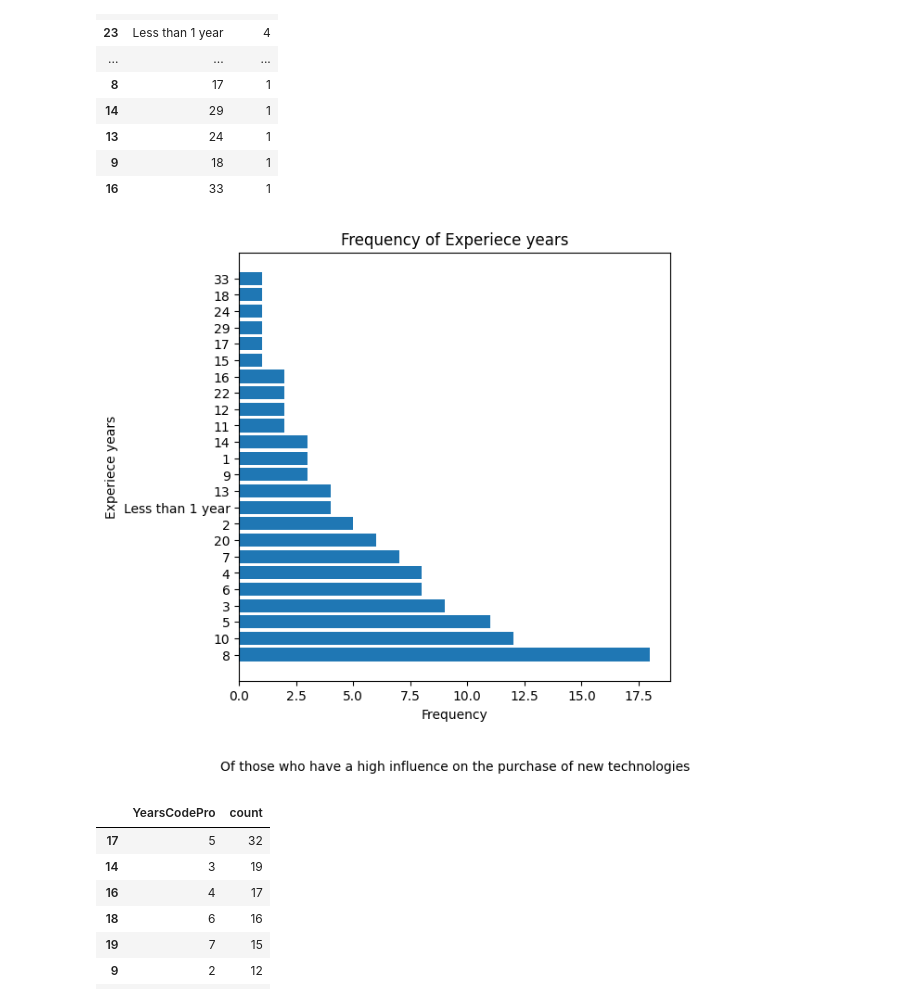
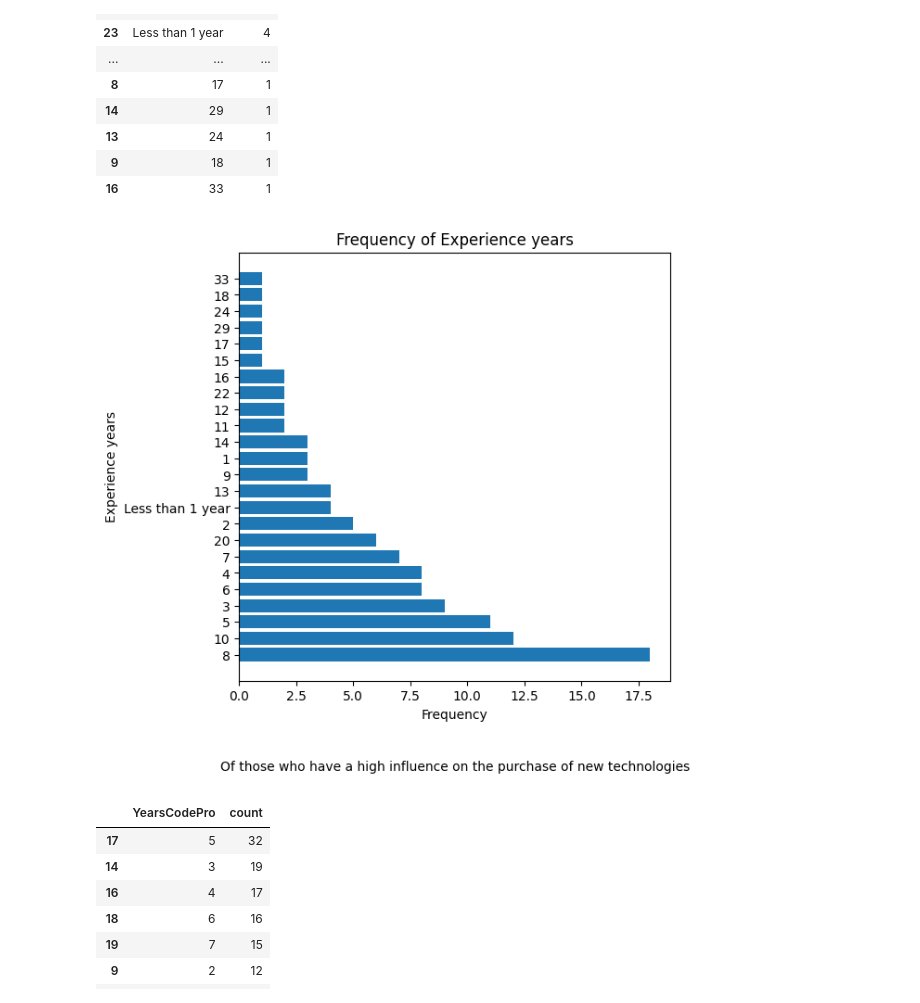
Before and after one commit to abrahim-k/stack_overflow_data, a Jupyter notebook: stack_overflow.ipynb, the cells around one changed output. Drawn from its saved outputs; the diff is of its cells as text; code cells hidden in the pictures.

```diff
--- a/stack_overflow.ipynb
+++ b/stack_overflow.ipynb
@@ -65,6 +66,17 @@ class Plotter:
         plt.title(f'Frequency of {name}')
         plt.text(0.5, -0.2, f'Of those who have {influence} on the purchase of new technologies', ha='center', va='center', transform=plt.gca().transAxes)
         plt.show()
+
+    def give_pie_plot(self, df, influence, column, name, x=10, y=10):
+        df_draw = df.copy()
+        df_draw.loc[df_draw['count'] < 4, 'OpSys'] = 'Others'
+        df_draw = df_draw.groupby('OpSys')['count'].sum().reset_index()
+        colors = sns.color_palette('Set2')[0:len(df_draw)]
+        plt.figure(figsize=(x, y))
+        plt.pie(df_draw['count'], labels=df_draw[column], colors=colors, autopct='%.0f%%')
+        plt.title(f'{name} Distribution')
+        plt.text(0.5, 0.95, f'Of those who have {influence} on the purchase of new technologies', ha='center', va='center', transform=plt.gca().transAxes)
+        plt.show()
 # %%
 plotter = Plotter()
 # %%
@@ -165,9 +177,9 @@ high_influence_yearscodepro
 | 9 | 18 | 1 |
 | 16 | 33 | 1 |
 # %%
-plotter.give_bar_plot(high_influence_yearscodepro, 'a high influence', 'YearsCodePro', 'Experiece years')
+plotter.give_bar_plot(high_influence_yearscodepro, 'a high influence', 'YearsCodePro', 'Experience years')
 # %% [output]
-[figure, old version]
+[figure, new version]
 # %%
 some_influence_yearscodepro = some_result_maker.get_value_df_by_column('YearsCodePro')
 some_influence_yearscodepro
```
Also changed, not shown: parts of 14 cells of this notebook, 1 other file.
